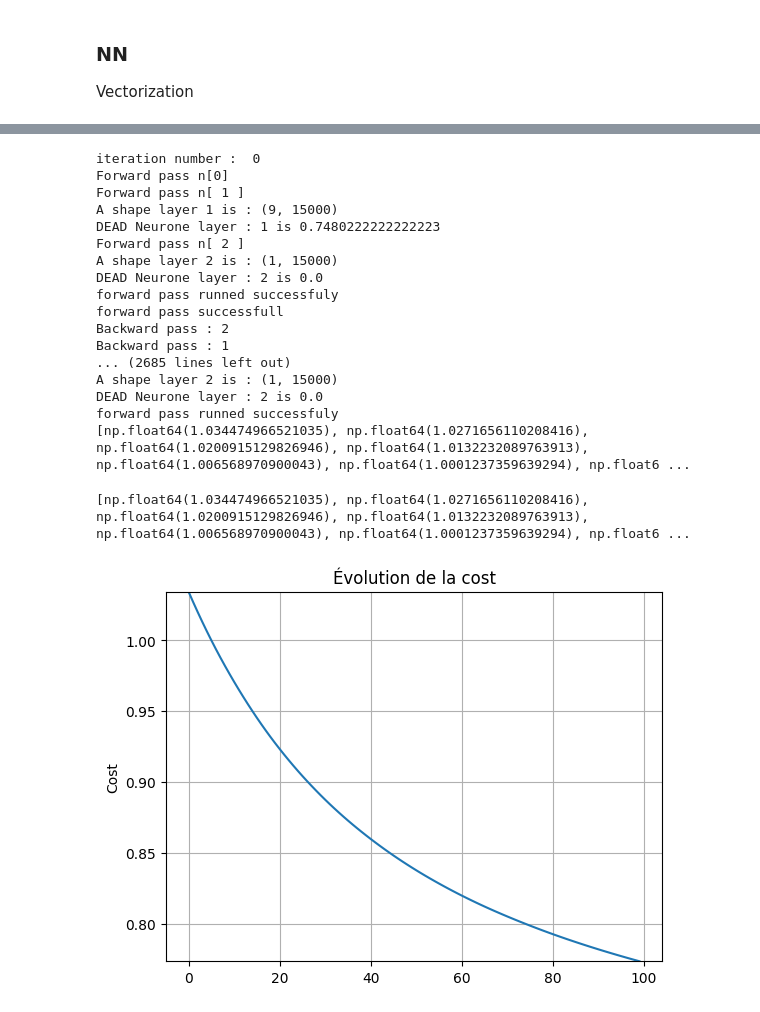
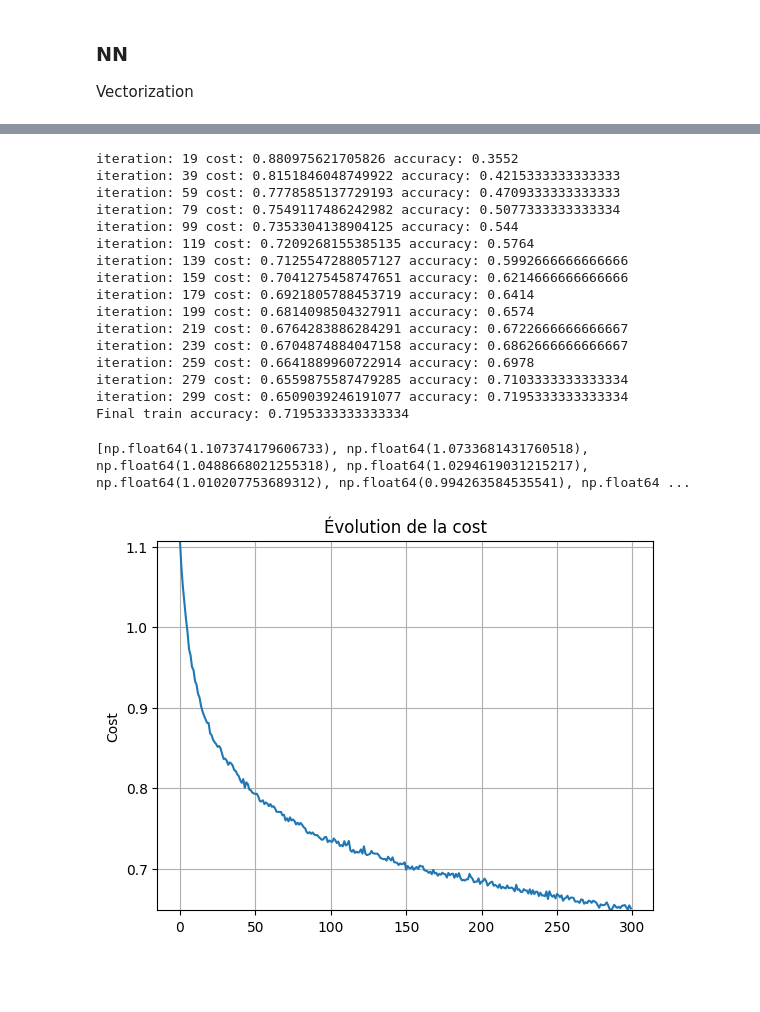
Before and after one commit to armandhanen/quick-NN, a Jupyter notebook: Project_1.ipynb, the cells around one changed output, grey strips where cells are left out. Cells and saved outputs as stored; diff of their text form; code cells hidden in the pictures; blank space fills up the shorter version.

Commit message:
update manual NN
add : L2-regularization, random_dropout, normalization for faster gradient descent, solved dying neurons problems with Leaky ReLU

```diff
--- a/Project_1.ipynb
+++ b/Project_1.ipynb
@@ -158,5 +241,9 @@ class NN():
 # %%
-quick_test = NN(L = 3,
-                nx = np.array([10,9,1]),
-                learning_rate=0.001,
-                activation_funcs=[ReLinearUnit,ReLinearUnit,logistic_regression])
+quick_test = NN(
+    L=3,
+    nx=np.array([10, 9, 1]),
+    learning_rate=0.001,
+    activation_funcs=[LeakyReLinearUnit, LeakyReLinearUnit, logistic_regression],
+    lambd=0.01,
+    keep_probs=[0.8, 0.8, 1.0]
+)
@@ -185,43 +257,50 @@ w [[ 0.85926979 -0.1624998  -0.23602459 -0.59596101 -0.38726959 -0.41051801
 # %%
-last_cost =[]
-for i in range(100):
-    print('iteration number : ',  i)
-    quick_test.forward_pass(vector_img,vector_labels)
-    print('forward pass successfull')
-    quick_test.backward_pass(vector_img,vector_labels)
-    print('backward_pass successfull')
-    last_cost.append(quick_test.forward_pass(vector_img,vector_labels))
+last_cost = []
+n_iterations = 300
 
-print(last_cost)
+for i in range(n_iterations):
+    # Forward (calcule la cost avec L2 term + applique dropout)
+    cost = quick_test.forward_pass(vector_img_norm, vector_labels)
+
+    # Backward (gradients avec L2 term + dropout backward avec même mask)
+    quick_test.backward_pass(vector_img_norm, vector_labels)
+    last_cost.append(cost)
+
+    if (i+1) % 20 == 0:
+        acc = quick_test.accuracy(vector_img_norm, vector_labels)
+        print('iteration:',i,'cost:',cost,'accuracy:',acc)
+
+# Accuracy finale
+final_acc = quick_test.accuracy(vector_img_norm, vector_labels)
+print('Final train accuracy:', final_acc)
 # %% [output]
-iteration number :  0
-Forward pass n[0]
-Forward pass n[ 1 ]
-A shape layer 1 is : (9, 15000)
-DEAD Neurone layer : 1 is 0.7480222222222223
-Forward pass n[ 2 ]
-A shape layer 2 is : (1, 15000)
-DEAD Neurone layer : 2 is 0.0
-forward pass runned successfuly
-forward pass successfull
-Backward pass : 2
-Backward pass : 1
-... (2685 lines left out)
-A shape layer 2 is : (1, 15000)
-DEAD Neurone layer : 2 is 0.0
-forward pass runned successfuly
-[np.float64(1.034474966521035), np.float64(1.0271656110208416), np.float64(1.0200915129826946), np.float64(1.0132232089763913), np.float64(1.006568970900043), np.float64(1.0001237359639294), np.float6 ...
+iteration: 19 cost: 0.880975621705826 accuracy: 0.3552
+iteration: 39 cost: 0.8151846048749922 accuracy: 0.4215333333333333
+iteration: 59 cost: 0.7778585137729193 accuracy: 0.4709333333333333
+iteration: 79 cost: 0.7549117486242982 accuracy: 0.5077333333333334
+iteration: 99 cost: 0.7353304138904125 accuracy: 0.544
+iteration: 119 cost: 0.7209268155385135 accuracy: 0.5764
+iteration: 139 cost: 0.7125547288057127 accuracy: 0.5992666666666666
+iteration: 159 cost: 0.7041275458747651 accuracy: 0.6214666666666666
+iteration: 179 cost: 0.6921805788453719 accuracy: 0.6414
+iteration: 199 cost: 0.6814098504327911 accuracy: 0.6574
+iteration: 219 cost: 0.6764283886284291 accuracy: 0.6722666666666667
+iteration: 239 cost: 0.6704874884047158 accuracy: 0.6862666666666667
+iteration: 259 cost: 0.6641889960722914 accuracy: 0.6978
+iteration: 279 cost: 0.6559875587479285 accuracy: 0.7103333333333334
+iteration: 299 cost: 0.6509039246191077 accuracy: 0.7195333333333334
+Final train accuracy: 0.7195333333333334
 # %%
 import matplotlib.pyplot as plt
 
-x = [i for i in range(100)]
+x = [i for i in range(300)]
 print(last_cost)
 plt.plot(x, last_cost)
 plt.ylim(min(last_cost), max(last_cost))
 plt.ylabel("Cost")
-plt.title("Évolution de la cost")
+plt.title("E volution de la cost")
 plt.grid(True)
 plt.show()
 # %% [output]
-[np.float64(1.034474966521035), np.float64(1.0271656110208416), np.float64(1.0200915129826946), np.float64(1.0132232089763913), np.float64(1.006568970900043), np.float64(1.0001237359639294), np.float6 ...
+[np.float64(1.107374179606733), np.float64(1.0733681431760518), np.float64(1.0488668021255318), np.float64(1.0294619031215217), np.float64(1.010207753689312), np.float64(0.994263584535541), np.float64 ...
-[figure, old version]
+[figure, new version]
```
Also changed, not shown: parts of 12 cells of this notebook, 1 other file.
